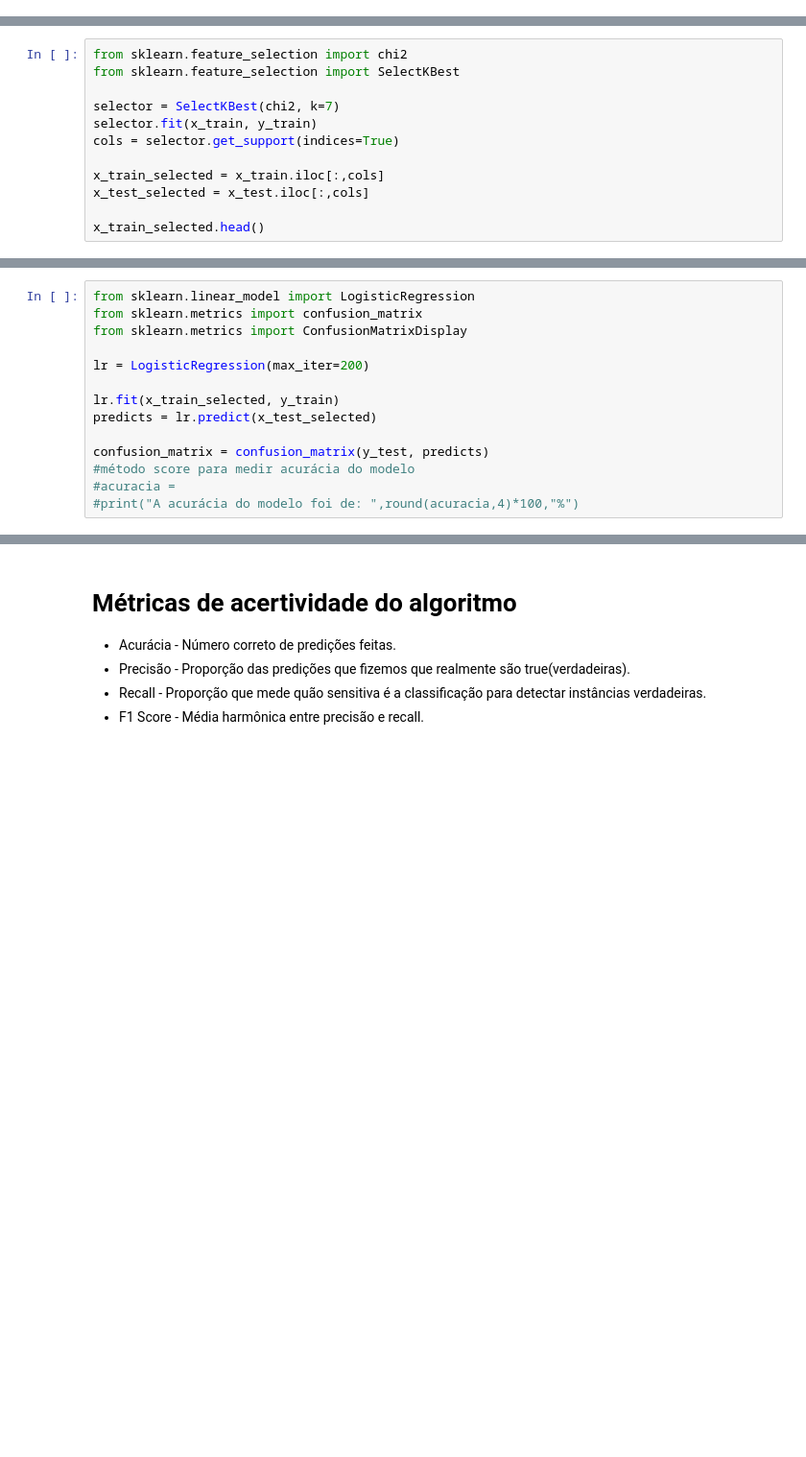
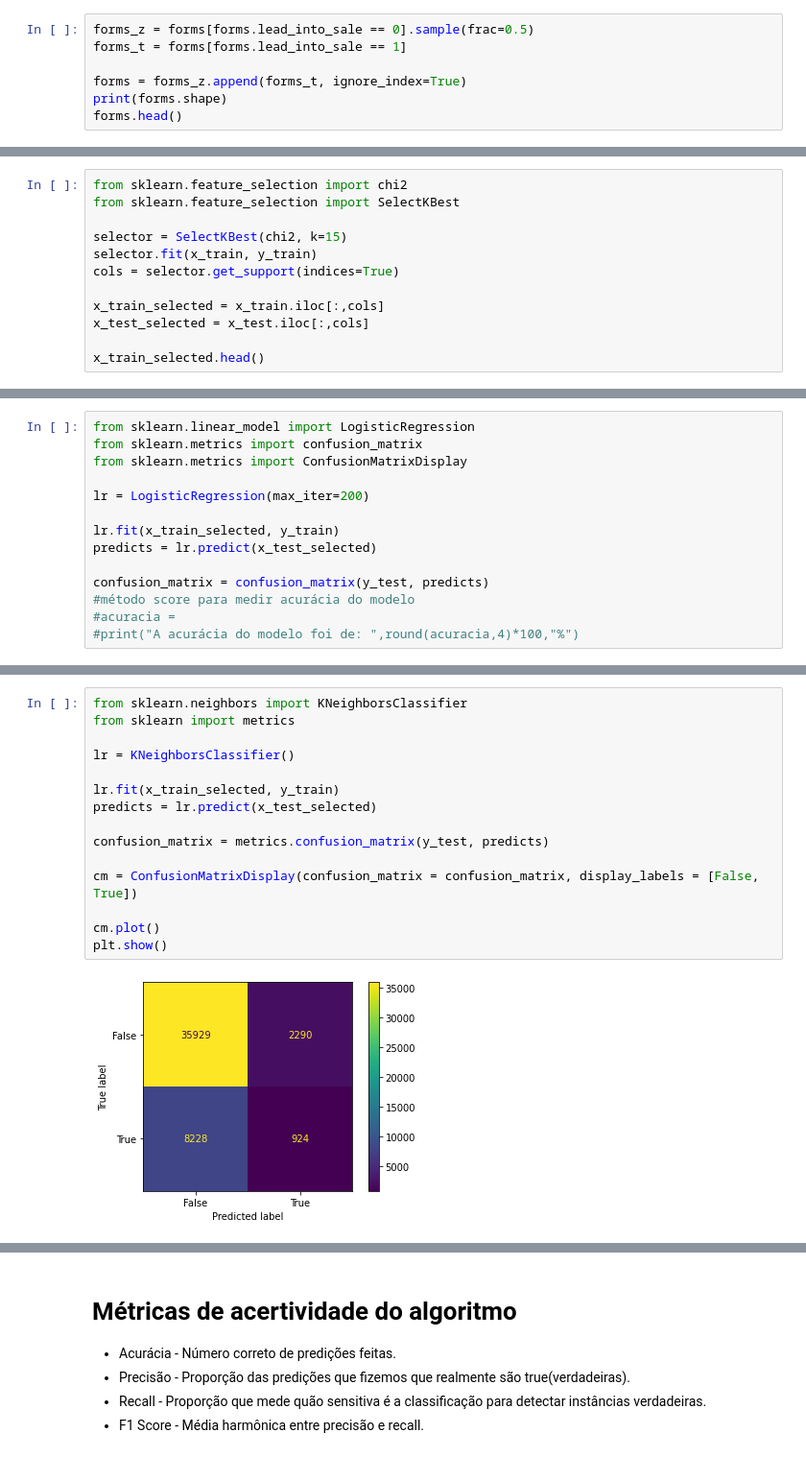
Before and after one commit to samuel0711/Desafio, a Jupyter notebook: desafio.ipynb, the cells around one changed output, grey strips where cells are left out. Shown: that part at 96% size. Saved outputs shown, nothing was run; the diff lists cells and outputs as text; blank space fills up the shorter version.

```diff
--- a/desafio.ipynb
+++ b/desafio.ipynb
@@ -136,0 +139,7 @@ Name: lead_into_sale, dtype: int64
+# %%
+forms_z = forms[forms.lead_into_sale == 0].sample(frac=0.5)
+forms_t = forms[forms.lead_into_sale == 1]
+
+forms = forms_z.append(forms_t, ignore_index=True)
+print(forms.shape)
+forms.head()
@@ -253,7 +286,7 @@ Tempo aproximado de execução: 35 - 40 mins
 from sklearn.feature_selection import chi2
 from sklearn.feature_selection import SelectKBest
 
-selector = SelectKBest(chi2, k=7)
+selector = SelectKBest(chi2, k=15)
 selector.fit(x_train, y_train)
 cols = selector.get_support(indices=True)
 
@@ -303,0 +350,17 @@ plt.show()
+# %%
+from sklearn.neighbors import KNeighborsClassifier
+from sklearn import metrics
+
+lr = KNeighborsClassifier()
+
+lr.fit(x_train_selected, y_train)
+predicts = lr.predict(x_test_selected)
+
+confusion_matrix = metrics.confusion_matrix(y_test, predicts)
+
+cm = ConfusionMatrixDisplay(confusion_matrix = confusion_matrix, display_labels = [False, True])
+
+cm.plot()
+plt.show()
+# %% [output]
+[figure, added]
```
Also changed, not shown: parts of 11 cells of this notebook.
